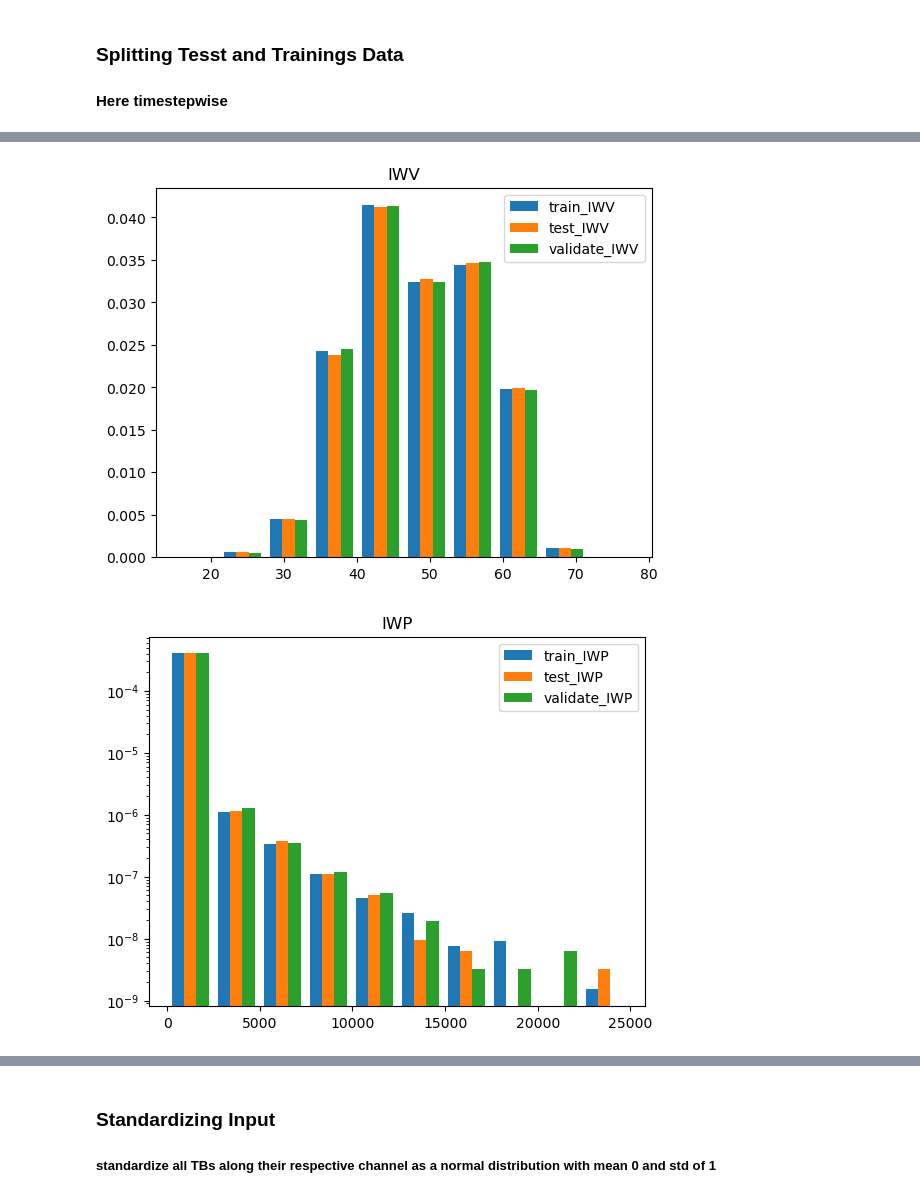
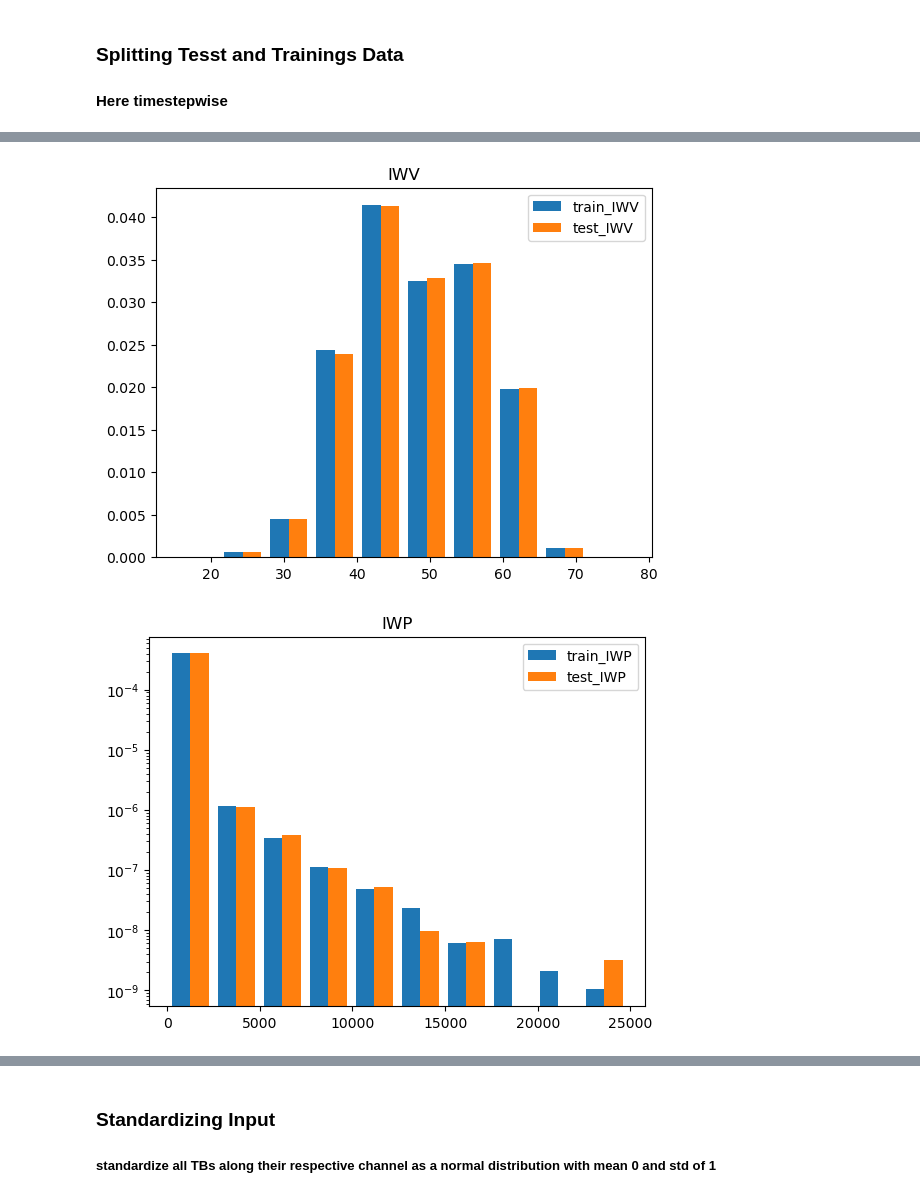
Before and after one commit to jani-be/NN_IWP_retrieval, a Jupyter notebook: NN_training_and_development/NN_development.ipynb, the cells around one changed output, grey strips where cells are left out. Saved outputs shown, nothing was run; the diff lists cells and outputs as text; code cells hidden in the pictures.

```diff
--- a/NN_training_and_development/NN_development.ipynb
+++ b/NN_training_and_development/NN_development.ipynb
@@ -38,7 +38,7 @@ To enable the following instructions: SSE4.1 SSE4.2 AVX AVX2 FMA, in other opera
 ### **Please define altitude**
 # %%
 flight_levels =[11400,12650,13000,13250,13600,13850,14450,15000	]
-altitude = 15000 #from prep-for-NN-training.py script
+altitude = 13850 #from prep-for-NN-training.py script
 name_pamtra_run = "cells_025x025_2h"#"all_area_1000th_cell" #
 # %%
 name_pamtra_run = "cells_025x025_2h"#"all_area_1000th_cell" #
@@ -156,6 +156,9 @@ train_TB, test_TB, validate_TB = splitting_in_train_test_validate(TB_input_vecto
 train_IWV, test_IWV, validate_IWV = splitting_in_train_test_validate(IWV,t_steps,slices_train,slices_validate,slices_test)
 train_LWP, test_LWP, validate_LWP = splitting_in_train_test_validate(LWP,t_steps,slices_train,slices_validate,slices_test)
 train_IWP, test_IWP, validate_IWP = splitting_in_train_test_validate(IWP,t_steps,slices_train,slices_validate,slices_test)
+train_IWV=np.concatenate([train_IWV, validate_IWV])
+train_IWP=np.concatenate([train_IWP, validate_IWP])
+train_LWP=np.concatenate([train_LWP, validate_LWP])
 # %% [output]
 [0 1]
 [1 2]
@@ -175,18 +178,18 @@ train_IWP, test_IWP, validate_IWP = splitting_in_train_test_validate(IWP,t_steps
 [30 31]
 [31 32]
 # %%
-plt.hist([train_IWV, test_IWV, validate_IWV],label=['train_IWV', 'test_IWV', 'validate_IWV'],density=True)
+plt.hist([train_IWV, test_IWV],label=['train_IWV', 'test_IWV'],density=True)
 plt.title('IWV')
 plt.legend()
 plt.show()
-plt.hist([train_IWP, test_IWP, validate_IWP],label=['train_IWP', 'test_IWP', 'validate_IWP'],density=True,log=True)
+plt.hist([train_IWP, test_IWP],label=['train_IWP', 'test_IWP'],density=True,log=True)
 plt.title('IWP')
 plt.legend()
 plt.show()
-plt.hist([train_LWP, test_LWP, validate_LWP],label=['train_LWP', 'test_LWP', 'validate_LWP'],density=True,log=True)
+plt.hist([train_LWP, test_LWP],label=['train_LWP', 'test_LWP'],density=True,log=True)
 plt.title('LWP')
 plt.legend()
 plt.show()
 # %% [output]
-[figure, old version]
+[figure, new version]
-[figure, old version]
+[figure, new version]
```
Also changed, not shown: parts of 42 cells of this notebook, 1 other file.
